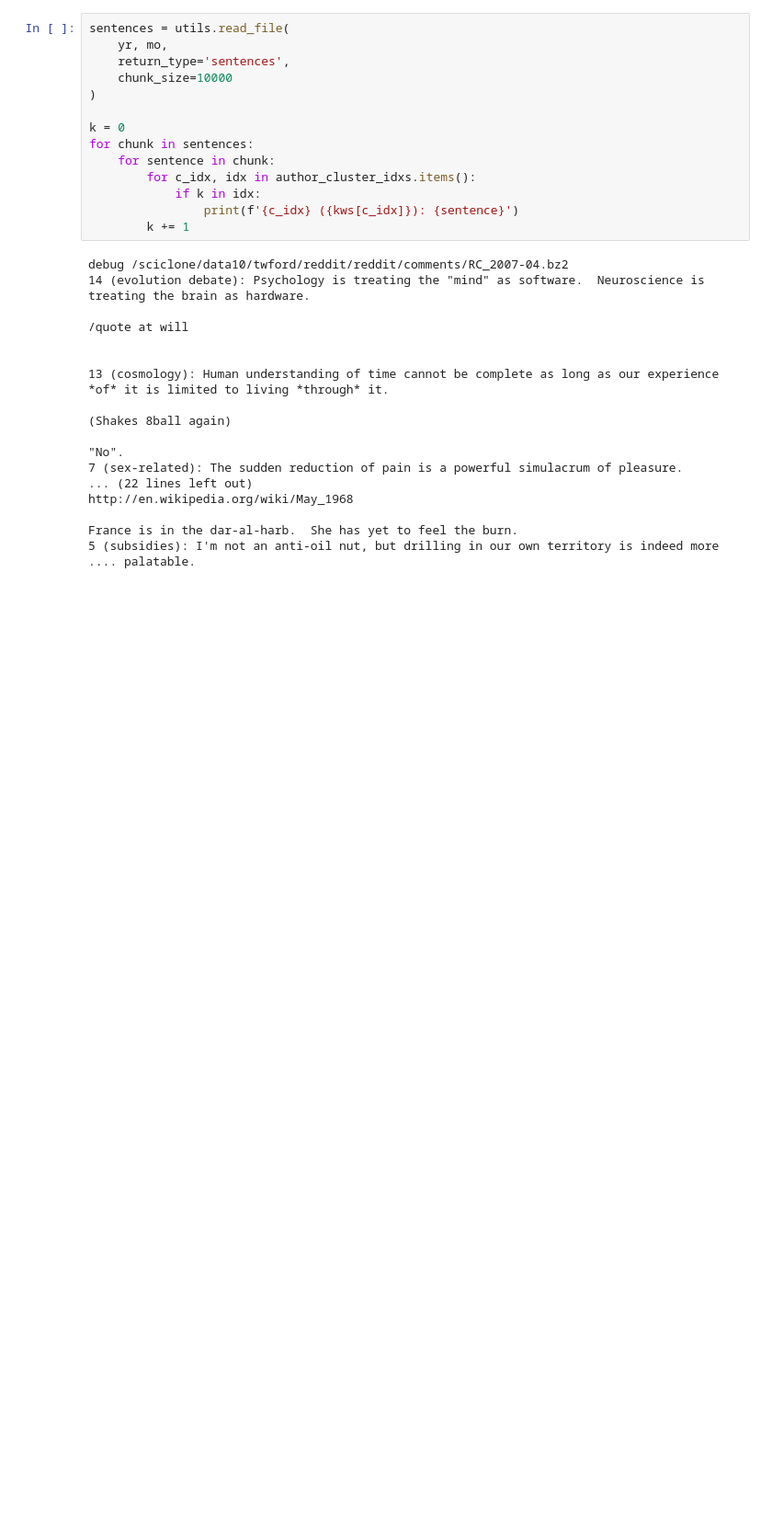
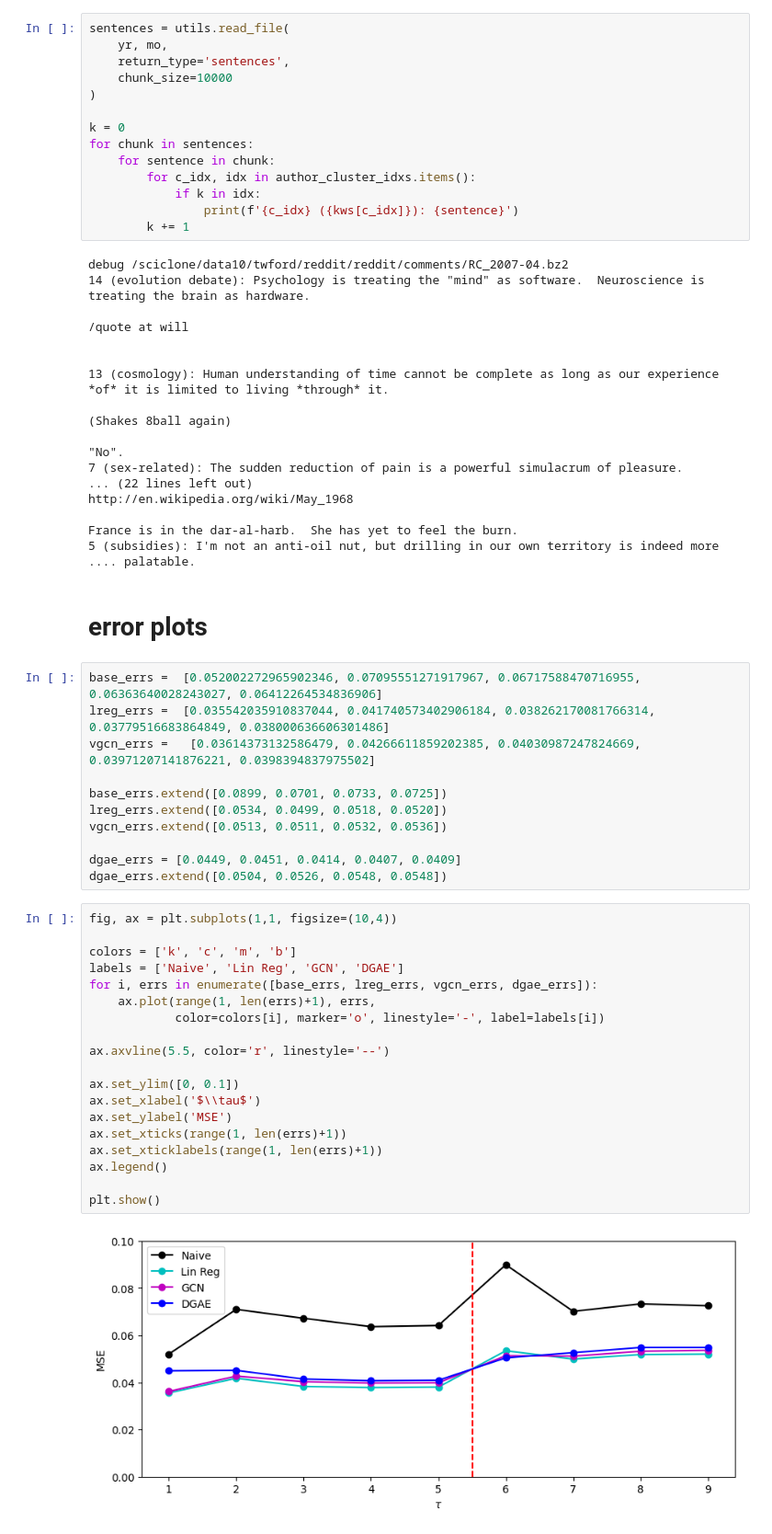
Before and after one commit to stmorse/sgg, a Jupyter notebook: src/gae2.ipynb, the cells around one changed output. Shown: that part at 92% size. Saved outputs shown, nothing was run; the diff lists cells and outputs as text; blank space fills up the shorter version.

```diff
--- a/src/gae2.ipynb
+++ b/src/gae2.ipynb
@@ -725,3 +729,37 @@ http://en.wikipedia.org/wiki/May_1968
 
 France is in the dar-al-harb.  She has yet to feel the burn.
 5 (subsidies): I'm not an anti-oil nut, but drilling in our own territory is indeed more .... palatable.
+# %% [markdown]
+# error plots
+# %%
+base_errs =  [0.052002272965902346, 0.07095551271917967, 0.06717588470716955, 0.06363640028243027, 0.06412264534836906]
+lreg_errs =  [0.035542035910837044, 0.041740573402906184, 0.038262170081766314, 0.03779516683864849, 0.038000636606301486]
+vgcn_errs =   [0.03614373132586479, 0.04266611859202385, 0.04030987247824669, 0.03971207141876221, 0.0398394837975502]
+
+base_errs.extend([0.0899, 0.0701, 0.0733, 0.0725])
+lreg_errs.extend([0.0534, 0.0499, 0.0518, 0.0520])
+vgcn_errs.extend([0.0513, 0.0511, 0.0532, 0.0536])
+
+dgae_errs = [0.0449, 0.0451, 0.0414, 0.0407, 0.0409]
+dgae_errs.extend([0.0504, 0.0526, 0.0548, 0.0548])
+# %%
+fig, ax = plt.subplots(1,1, figsize=(10,4))
+
+colors = ['k', 'c', 'm', 'b']
+labels = ['Naive', 'Lin Reg', 'GCN', 'DGAE']
+for i, errs in enumerate([base_errs, lreg_errs, vgcn_errs, dgae_errs]):
+    ax.plot(range(1, len(errs)+1), errs,
+            color=colors[i], marker='o', linestyle='-', label=labels[i])
+
+ax.axvline(5.5, color='r', linestyle='--')
+
+ax.set_ylim([0, 0.1])
+ax.set_xlabel('$\\tau$')
+ax.set_ylabel('MSE')
+ax.set_xticks(range(1, len(errs)+1))
+ax.set_xticklabels(range(1, len(errs)+1))
+ax.legend()
+
+plt.show()
+# %% [output]
+[figure, added]
```
Also changed, not shown: parts of 2 cells of this notebook, 6 other files.
